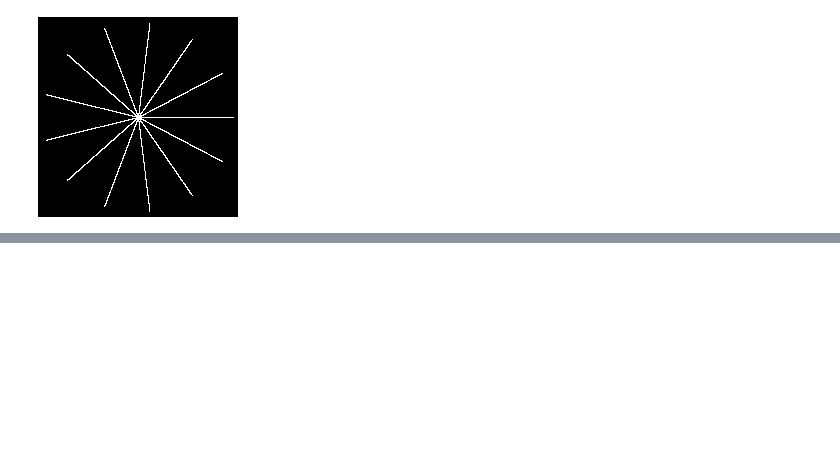
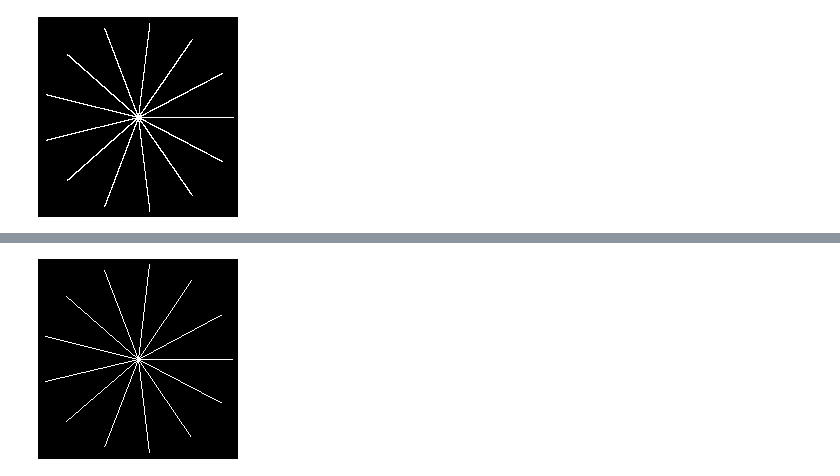
Before and after one commit to CrucifiedOnTheCross/ComputerGraphics, a Jupyter notebook: Lab1.ipynb, the cells around one changed output, grey strips where cells are left out. Cells and saved outputs as stored; diff of their text form; code cells hidden in the pictures; blank space fills up the shorter version.

```diff
--- a/Lab1.ipynb
+++ b/Lab1.ipynb
@@ -23,0 +81,30 @@ img
+# %%
+def dotted_line2(image, x0, y0, x1, y1, color):
+    xchange = False
+    if abs(x0 - x1) < abs(y0 - y1):
+        x0, y0 = y0, x0
+        x1, y1 = y1, x1
+        xchange = True
+
+    if x0 > x1:
+        x0, x1 = x1, x0
+        y0, y1 = y1, y0
+
+    for x in range(x0, x1):
+        t = (x - x0) / (x1 - x0)
+        y = round((1.0 - t) * y0 + t * y1)
+        if xchange:
+            image[x, y] = color
+        else:
+            image[y, x] = color
+# %%
+ar = np.full((200, 200), fill_value=0, dtype=np.uint8)
+for i in range(13):
+    alpha = (2 * pi * i) / 13
+    dotted_line2(ar, 100, 100, int(100 + 95 * cos(alpha)), int(100 + 95 * sin(alpha)), (255))
+
+img = Image.fromarray(ar, mode="L")
+img.save("a_5.jpg")
+img
+# %% [output]
+[figure, added]
```
Also changed, not shown: parts of 10 cells of this notebook, 7 other files.
